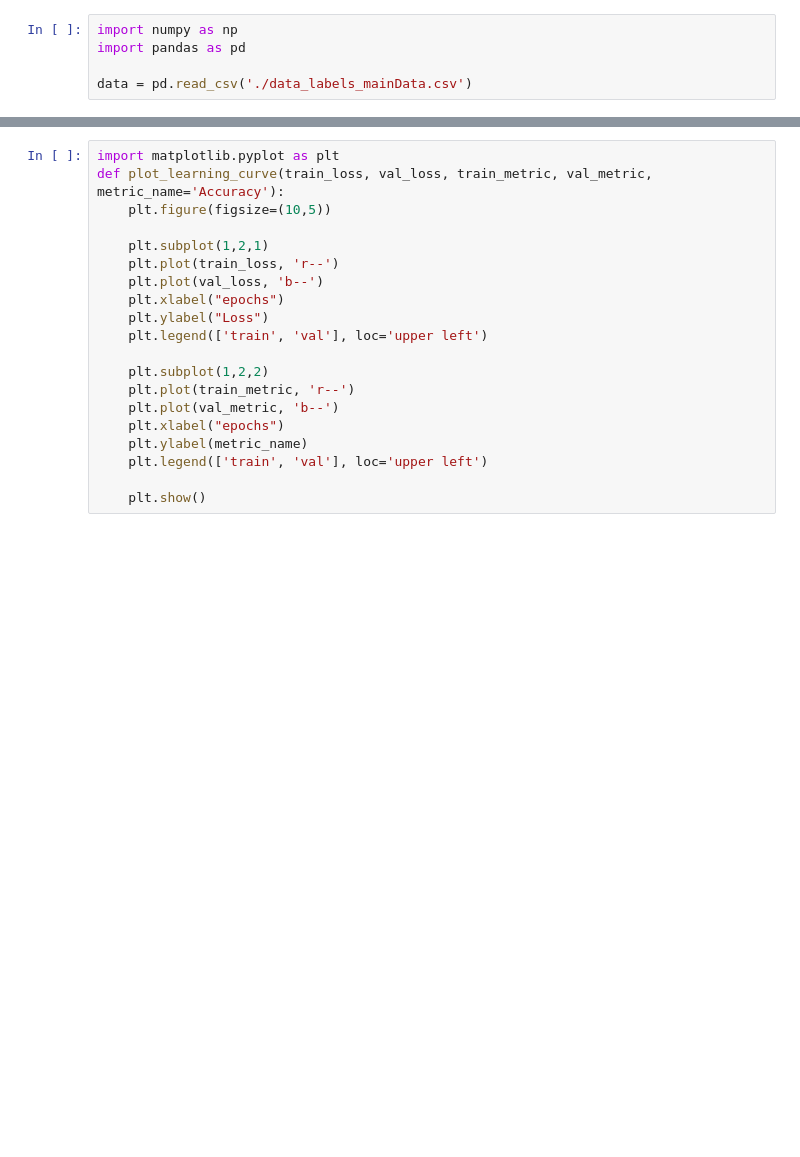
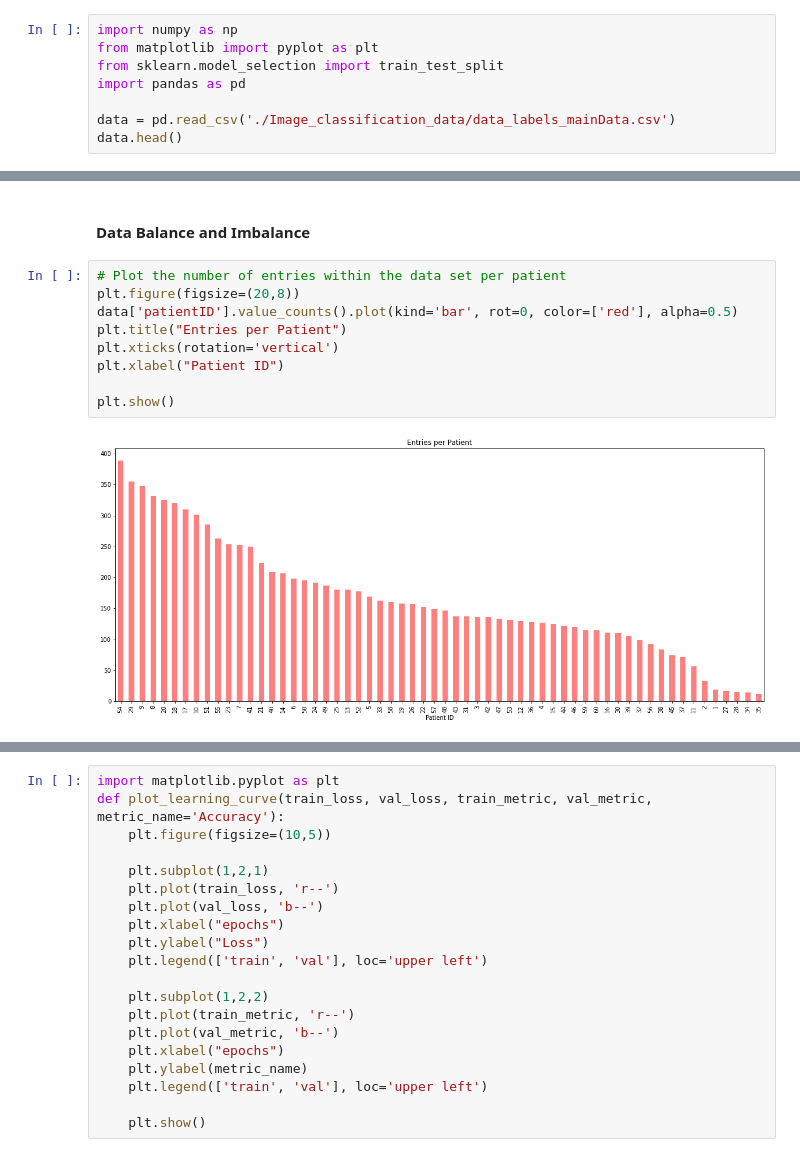
Before and after one commit to Transhumanistx/CML_ColonCancer, a Jupyter notebook: colon_cancer_classification_s3717205.ipynb, the cells around one changed output, grey strips where cells are left out. Cells and saved outputs as stored; diff of their text form; blank space fills up the shorter version.

```diff
--- a/colon_cancer_classification_s3717205.ipynb
+++ b/colon_cancer_classification_s3717205.ipynb
@@ -5,5 +16,8 @@ with zipfile.ZipFile('./Image_classification_data.zip', 'r') as zip_ref:
 # %%
 import numpy as np
+from matplotlib import pyplot as plt
+from sklearn.model_selection import train_test_split
 import pandas as pd
 
-data = pd.read_csv('./data_labels_mainData.csv')
+data = pd.read_csv('./Image_classification_data/data_labels_mainData.csv')
+data.head()
@@ -9,0 +35,13 @@ data = pd.read_csv('./data_labels_mainData.csv')
+# %% [markdown]
+#### **Data Balance and Imbalance**
+# %%
+# Plot the number of entries within the data set per patient
+plt.figure(figsize=(20,8))
+data['patientID'].value_counts().plot(kind='bar', rot=0, color=['red'], alpha=0.5)
+plt.title("Entries per Patient")
+plt.xticks(rotation='vertical')
+plt.xlabel("Patient ID")
+
+plt.show()
+# %% [output]
+[figure, added]
```
Also changed, not shown: parts of 20 cells of this notebook, 1 other file.
